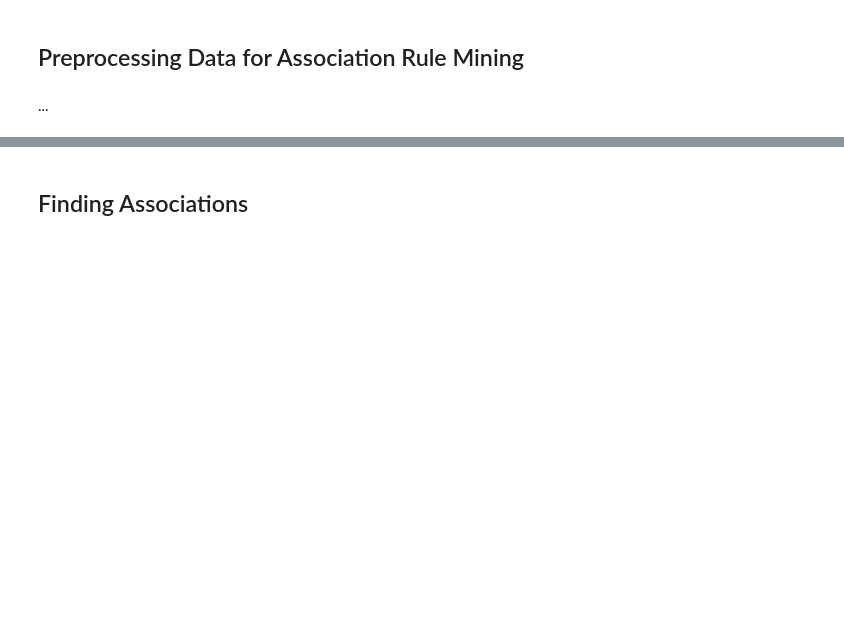
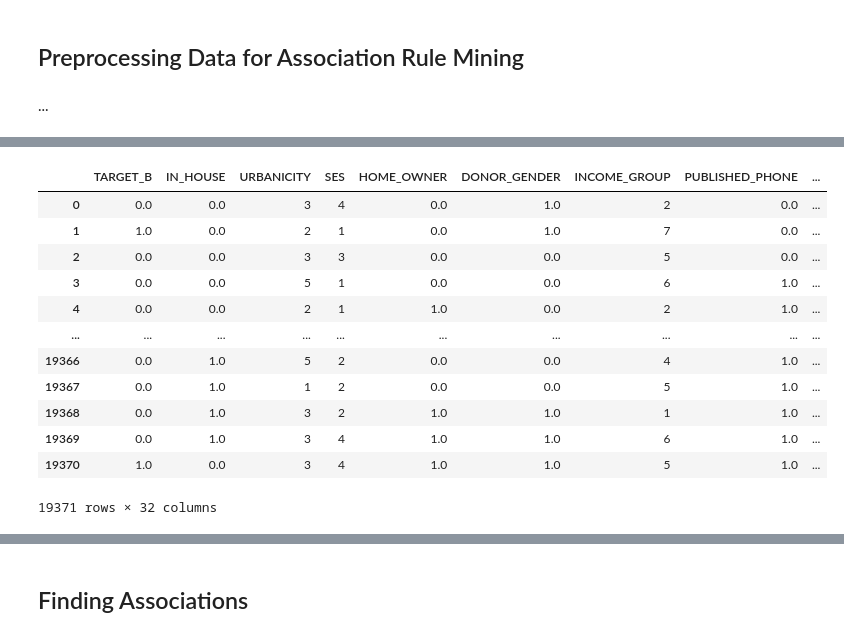
Before and after one commit to jlp237/ml_project, a Jupyter notebook: AA_202021_Project.ipynb, the cells around one changed output, grey strips where cells are left out. Saved outputs shown, nothing was run; the diff lists cells and outputs as text; code cells hidden in the pictures; blank space fills up the shorter version.

```diff
--- a/AA_202021_Project.ipynb
+++ b/AA_202021_Project.ipynb
@@ -1328,10 +1647,41 @@ transformed_data_no_LabelEncoding
-# %%
-# after complete processing, all columns should be used
-RM_interesting_features = ['TARGET_B', 'HOME_OWNER', 'DONOR_GENDER', 'DONATION_TYPE']  # targets are included
-
-# data used for Rule Mining:
-RM_transformed_data = transformed_data_no_LabelEncoding[RM_interesting_features]
-RM_transformed_data
+# %%
+# after complete processing, all columns should be used (targets are included)
+RM_interesting_features = ['TARGET_B', 'HOME_OWNER', 'DONOR_GENDER', 'DONATION_TYPE', "INCOME_GROUP", \
+                           'CONTROL_NUMBER', 'CLUSTER_CODE']
+
+# data used for Rule Mining:
+#RM_transformed_data = RM_transformed_data[RM_interesting_features]
+
+# Backtransform DONATION_TYPE:
+RM_transformed_data["DONATION_TYPE"] = DT_LaEnc.inverse_transform(RM_transformed_data["DONATION_TYPE"] \
+                                                                  .astype('int32'))
+
+# CONTROL_NUMBER and CLUSTER_CODE is missleading. Dropped here:
+RM_transformed_data = RM_transformed_data.drop(["CONTROL_NUMBER", "CLUSTER_CODE"], axis=1)
+
+# These features were not binned, yet. undrop them later, when they are binned!
+not_yet_binned = ['MOR_HIT_RATE', 'RECENT_AVG_GIFT_AMT', 'RECENT_CARD_RESPONSE_PROP', 'RECENT_AVG_CARD_GIFT_AMT', \
+                  'MONTHS_SINCE_LAST_PROM_RESP', 'LIFETIME_GIFT_AMOUNT', 'LIFETIME_AVG_GIFT_AMT', \
+                  'LIFETIME_GIFT_RANGE', 'LIFETIME_MAX_GIFT_AMT','LIFETIME_MIN_GIFT_AMT', 'LAST_GIFT_AMT', \
+                  'CARD_PROM_12', 'NUMBER_PROM_12', 'MONTHS_SINCE_LAST_GIFT', 'FILE_AVG_GIFT', 'FILE_CARD_GIFT']
+RM_transformed_data = RM_transformed_data.drop(not_yet_binned, axis=1)
+
+
+RM_transformed_data
+# %% [output]
+|  | TARGET_B | IN_HOUSE | URBANICITY | SES | HOME_OWNER | DONOR_GENDER | INCOME_GROUP | PUBLISHED_PHONE | ... |
+| 0 | 0.0 | 0.0 | 3 | 4 | 0.0 | 1.0 | 2 | 0.0 | ... |
+| 1 | 1.0 | 0.0 | 2 | 1 | 0.0 | 1.0 | 7 | 0.0 | ... |
+| 2 | 0.0 | 0.0 | 3 | 3 | 0.0 | 0.0 | 5 | 0.0 | ... |
+| 3 | 0.0 | 0.0 | 5 | 1 | 0.0 | 0.0 | 6 | 1.0 | ... |
+| 4 | 0.0 | 0.0 | 2 | 1 | 1.0 | 0.0 | 2 | 1.0 | ... |
+| ... | ... | ... | ... | ... | ... | ... | ... | ... | ... |
+| 19366 | 0.0 | 1.0 | 5 | 2 | 0.0 | 0.0 | 4 | 1.0 | ... |
+| 19367 | 0.0 | 1.0 | 1 | 2 | 0.0 | 0.0 | 5 | 1.0 | ... |
+| 19368 | 0.0 | 1.0 | 3 | 2 | 1.0 | 1.0 | 1 | 1.0 | ... |
+| 19369 | 0.0 | 1.0 | 3 | 4 | 1.0 | 1.0 | 6 | 1.0 | ... |
+| 19370 | 1.0 | 0.0 | 3 | 4 | 1.0 | 1.0 | 5 | 1.0 | ... |
+19371 rows × 32 columns
 # %%
 # sources:
 # https://scikit-learn.org/stable/modules/preprocessing.html  -   6.3.4. Encoding categorical features
```
Also changed, not shown: parts of 66 cells of this notebook, 1 other file.
